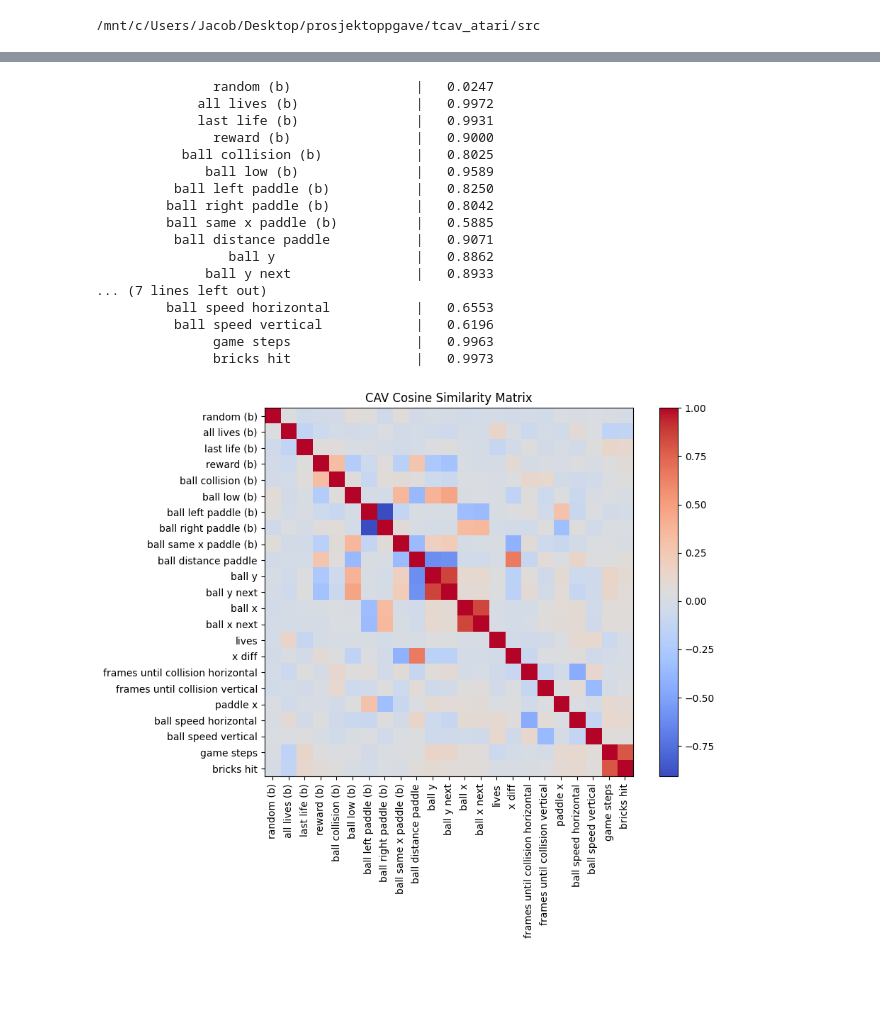
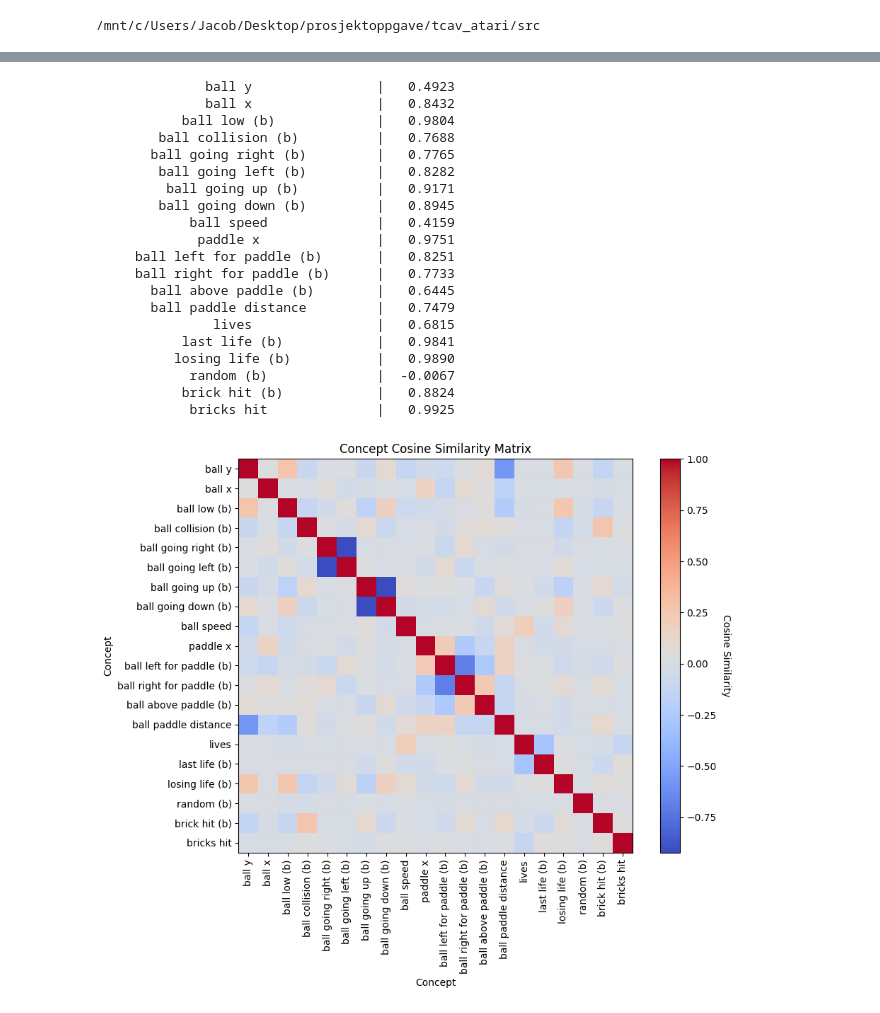
Before and after one commit to JacobLyLa/Qrunner-XAI, a Jupyter notebook: notebooks/concept_similarity.ipynb, the cells around one changed output, grey strips where cells are left out. Saved outputs shown, nothing was run; the diff lists cells and outputs as text; code cells hidden in the pictures; blank space fills up the shorter version.

```diff
--- a/notebooks/concept_similarity.ipynb
+++ b/notebooks/concept_similarity.ipynb
@@ -34,0 +19,8 @@ Error:
+# %%
+game_data = load_game_data()
+
+max_data_size = 1000
+max_iter = 200
+k_fold = 5
+num_reg = 5
+layer = 5
@@ -35,47 +45,59 @@ Error:
 # %%
 concept_cavs = {}
 for concept in concept_instances.values():
-    probe, score = train_probe(game_data, q_network, concept, layer, hyperparams)
-    cav = probe[1].weight.squeeze(0).cpu().detach().numpy()
+    concept.prepare_data(game_data)
+    probe, score = train_probe(q_network, concept, layer, max_iter, k_fold, num_reg)
+    if concept.binary:
+        cav = probe.coef_[0]
+    else:
+        cav = probe.coef_
     concept_cavs[concept.name] = cav
-    print(f"{concept.name:^40} | {score:^10.4f}")
+    print(f"{concept.name:^35} | {score:^10.4f}")
 # %% [output]
-               random (b)                |   0.0247
-             all lives (b)               |   0.9972
-             last life (b)               |   0.9931
-               reward (b)                |   0.9000
-           ball collision (b)            |   0.8025
-              ball low (b)               |   0.9589
-          ball left paddle (b)           |   0.8250
-         ball right paddle (b)           |   0.8042
-         ball same x paddle (b)          |   0.5885
-          ball distance paddle           |   0.9071
-                 ball y                  |   0.8862
-              ball y next                |   0.8933
-... (7 lines left out)
-         ball speed horizontal           |   0.6553
-          ball speed vertical            |   0.6196
-               game steps                |   0.9963
-               bricks hit                |   0.9973
+              ball y                |   0.4923
+              ball x                |   0.8432
+           ball low (b)             |   0.9804
+        ball collision (b)          |   0.7688
+       ball going right (b)         |   0.7765
+        ball going left (b)         |   0.8282
+         ball going up (b)          |   0.9171
+        ball going down (b)         |   0.8945
+            ball speed              |   0.4159
+             paddle x               |   0.9751
+     ball left for paddle (b)       |   0.8251
+     ball right for paddle (b)      |   0.7733
+       ball above paddle (b)        |   0.6445
+       ball paddle distance         |   0.7479
+               lives                |   0.6815
+           last life (b)            |   0.9841
+          losing life (b)           |   0.9890
+            random (b)              |  -0.0067
+           brick hit (b)            |   0.8824
+            bricks hit              |   0.9925
 # %%
 num_concepts = len(concept_cavs)
 similarity_matrix = np.zeros((num_concepts, num_concepts))
 
 # Populate the matrix
 for i, concept1 in enumerate(concept_cavs):
     for j, concept2 in enumerate(concept_cavs):
         similarity_matrix[i, j] = cosine_similarity(concept_cavs[concept1], concept_cavs[concept2])
 
 plt.figure(figsize=(10, 8))
 plt.imshow(similarity_matrix, cmap='coolwarm', interpolation='nearest')
-plt.colorbar()
-plt.title('CAV Cosine Similarity Matrix')
+# set x and y labels
+plt.xlabel('Concept')
+plt.ylabel('Concept')
+cbar = plt.colorbar()
+cbar.set_label('Cosine Similarity', rotation=270, labelpad=15)
+plt.title('Concept Cosine Similarity Matrix')
 plt.xticks(np.arange(num_concepts), concept_cavs.keys(), rotation=90)
 plt.yticks(np.arange(num_concepts), concept_cavs.keys())
 plt.tight_layout()
+plt.savefig('../figures/concept_similarity.png', dpi=300)
 plt.show()
 # %% [output]
-[figure, old version]
+[figure, new version]
 # %%
 pairs_with_scores = []
 for i, concept1 in enumerate(concept_instances.keys()):
```
Also changed, not shown: parts of 4 cells of this notebook, 4 other files.
